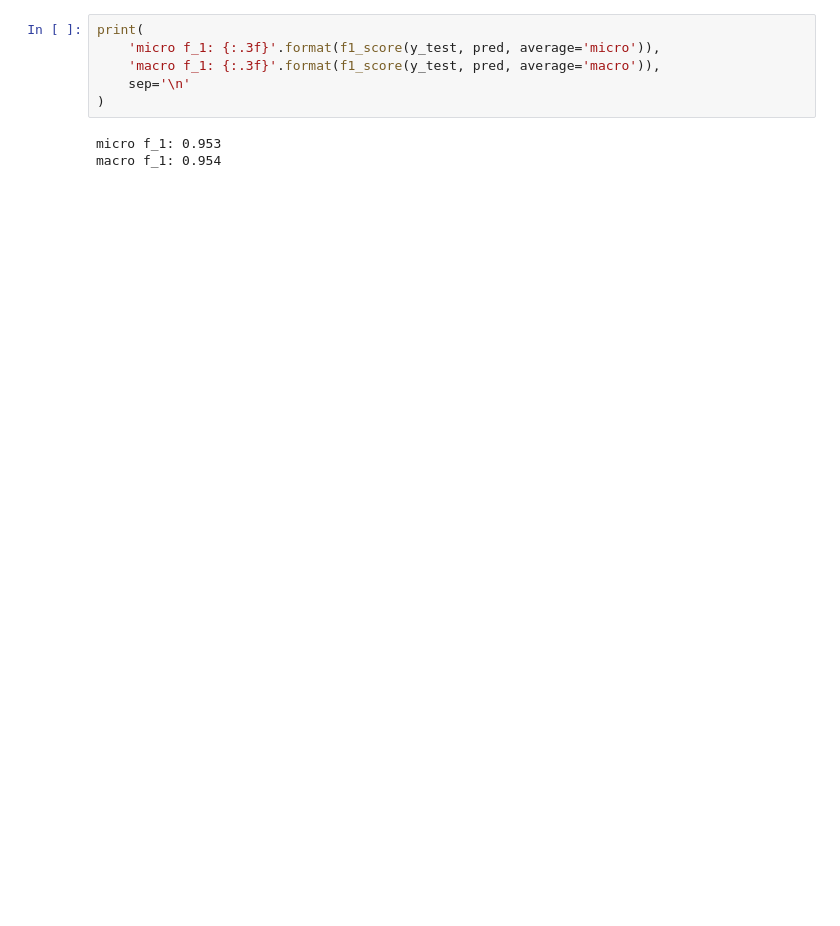
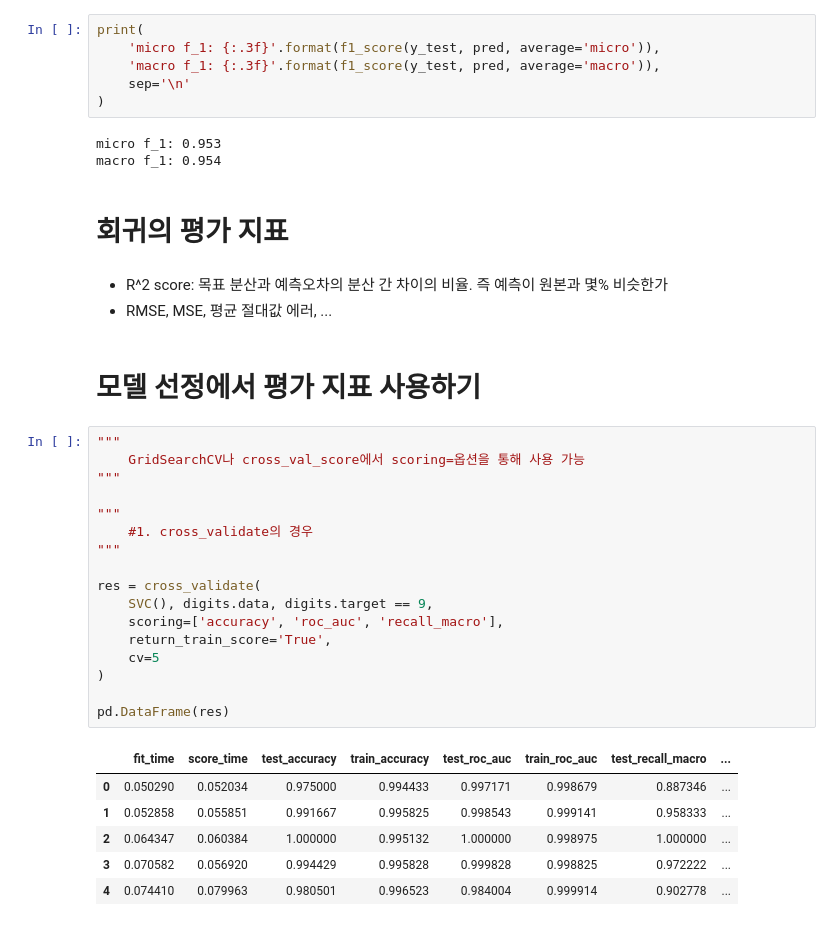
Before and after one commit to davidptuackr/ppb, a Jupyter notebook: 05_평가와_성능향상.ipynb, the cells around one changed output. Drawn from its saved outputs; the diff is of its cells as text; blank space fills up the shorter version.

```diff
--- a/05_평가와_성능향상.ipynb
+++ b/05_평가와_성능향상.ipynb
@@ -1516,3 +1582,34 @@ print(
 # %% [output]
 micro f_1: 0.953
 macro f_1: 0.954
+# %% [markdown]
+# 회귀의 평가 지표
+# %% [markdown]
+- R^2 score: 목표 분산과 예측오차의 분산 간 차이의 비율. 즉 예측이 원본과 몇% 비슷한가
+- RMSE, MSE, 평균 절대값 에러, ...
+# %% [markdown]
+# 모델 선정에서 평가 지표 사용하기
+# %%
+"""
+    GridSearchCV나 cross_val_score에서 scoring=옵션을 통해 사용 가능
+"""
+
+"""
+    #1. cross_validate의 경우
+"""
+
+res = cross_validate(
+    SVC(), digits.data, digits.target == 9,
+    scoring=['accuracy', 'roc_auc', 'recall_macro'],
+    return_train_score='True',
+    cv=5
+)
+
+pd.DataFrame(res)
+# %% [output]
+|  | fit_time | score_time | test_accuracy | train_accuracy | test_roc_auc | train_roc_auc | test_recall_macro | ... |
+| 0 | 0.050290 | 0.052034 | 0.975000 | 0.994433 | 0.997171 | 0.998679 | 0.887346 | ... |
+| 1 | 0.052858 | 0.055851 | 0.991667 | 0.995825 | 0.998543 | 0.999141 | 0.958333 | ... |
+| 2 | 0.064347 | 0.060384 | 1.000000 | 0.995132 | 1.000000 | 0.998975 | 1.000000 | ... |
+| 3 | 0.070582 | 0.056920 | 0.994429 | 0.995828 | 0.999828 | 0.998825 | 0.972222 | ... |
+| 4 | 0.074410 | 0.079963 | 0.980501 | 0.996523 | 0.984004 | 0.999914 | 0.902778 | ... |
```
Also changed, not shown: parts of 32 cells of this notebook.
